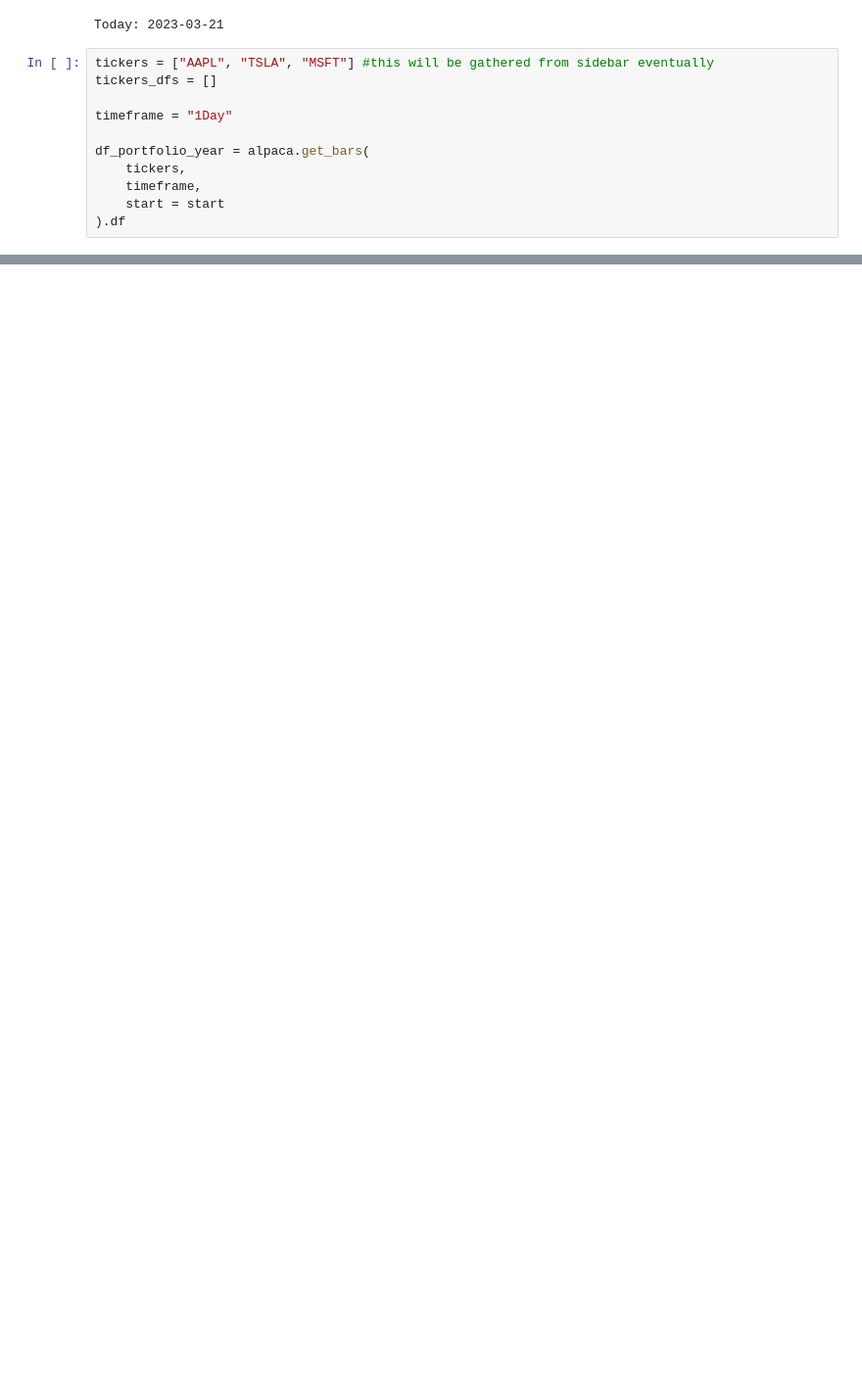
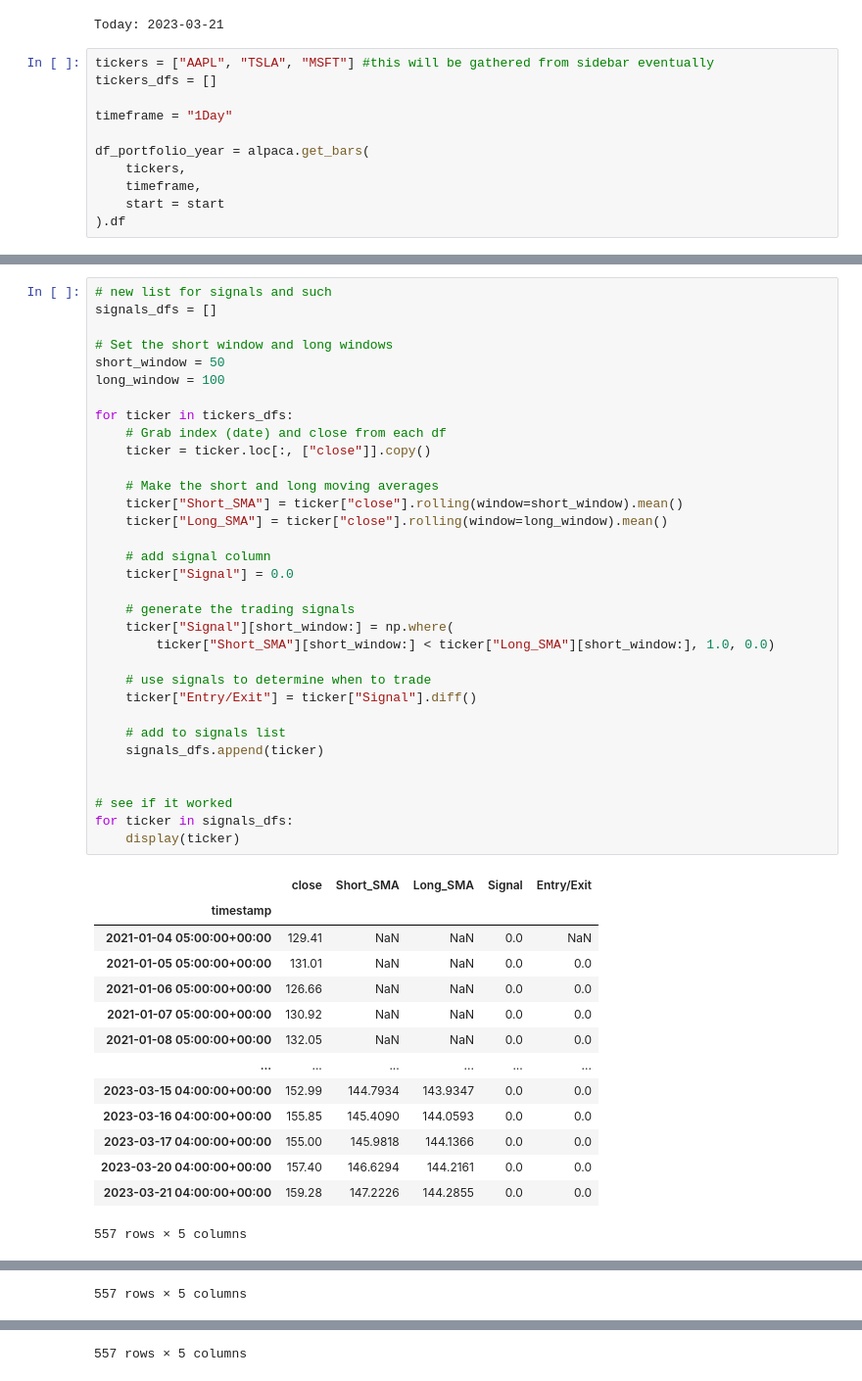
Before and after one commit to vincentsgarzi/FinTechProject2, a Jupyter notebook: Vinny/Alpaca_work.ipynb, the cells around one changed output, grey strips where cells are left out. Shown at 98% size. Cells and saved outputs as stored; diff of their text form; blank space fills up the shorter version.

Commit message:
dmac on list of stocks

```diff
--- a/Vinny/Alpaca_work.ipynb
+++ b/Vinny/Alpaca_work.ipynb
@@ -112,0 +125,48 @@ df_portfolio_year.head()
+# %%
+# new list for signals and such
+signals_dfs = []
+
+# Set the short window and long windows
+short_window = 50
+long_window = 100
+
+for ticker in tickers_dfs:
+    # Grab index (date) and close from each df
+    ticker = ticker.loc[:, ["close"]].copy()
+
+    # Make the short and long moving averages
+    ticker["Short_SMA"] = ticker["close"].rolling(window=short_window).mean()
+    ticker["Long_SMA"] = ticker["close"].rolling(window=long_window).mean()
+
+    # add signal column
+    ticker["Signal"] = 0.0
+
+    # generate the trading signals
+    ticker["Signal"][short_window:] = np.where(
+        ticker["Short_SMA"][short_window:] < ticker["Long_SMA"][short_window:], 1.0, 0.0)
+
+    # use signals to determine when to trade
+    ticker["Entry/Exit"] = ticker["Signal"].diff()
+
+    # add to signals list
+    signals_dfs.append(ticker)
+
+
+# see if it worked
+for ticker in signals_dfs:
+    display(ticker)
+# %% [output]
+|  | close | Short_SMA | Long_SMA | Signal | Entry/Exit |
+| timestamp |  |  |  |  |  |
+| 2021-01-04 05:00:00+00:00 | 129.41 | NaN | NaN | 0.0 | NaN |
+| 2021-01-05 05:00:00+00:00 | 131.01 | NaN | NaN | 0.0 | 0.0 |
+| 2021-01-06 05:00:00+00:00 | 126.66 | NaN | NaN | 0.0 | 0.0 |
+| 2021-01-07 05:00:00+00:00 | 130.92 | NaN | NaN | 0.0 | 0.0 |
+| 2021-01-08 05:00:00+00:00 | 132.05 | NaN | NaN | 0.0 | 0.0 |
+| ... | ... | ... | ... | ... | ... |
+| 2023-03-15 04:00:00+00:00 | 152.99 | 144.7934 | 143.9347 | 0.0 | 0.0 |
+| 2023-03-16 04:00:00+00:00 | 155.85 | 145.4090 | 144.0593 | 0.0 | 0.0 |
+| 2023-03-17 04:00:00+00:00 | 155.00 | 145.9818 | 144.1366 | 0.0 | 0.0 |
+| 2023-03-20 04:00:00+00:00 | 157.40 | 146.6294 | 144.2161 | 0.0 | 0.0 |
+| 2023-03-21 04:00:00+00:00 | 159.28 | 147.2226 | 144.2855 | 0.0 | 0.0 |
+557 rows × 5 columns
@@ -112,0 +186 @@ df_portfolio_year.head()
+557 rows × 5 columns
@@ -112,0 +200 @@ df_portfolio_year.head()
+557 rows × 5 columns
```
Also changed, not shown: parts of 8 cells of this notebook.
